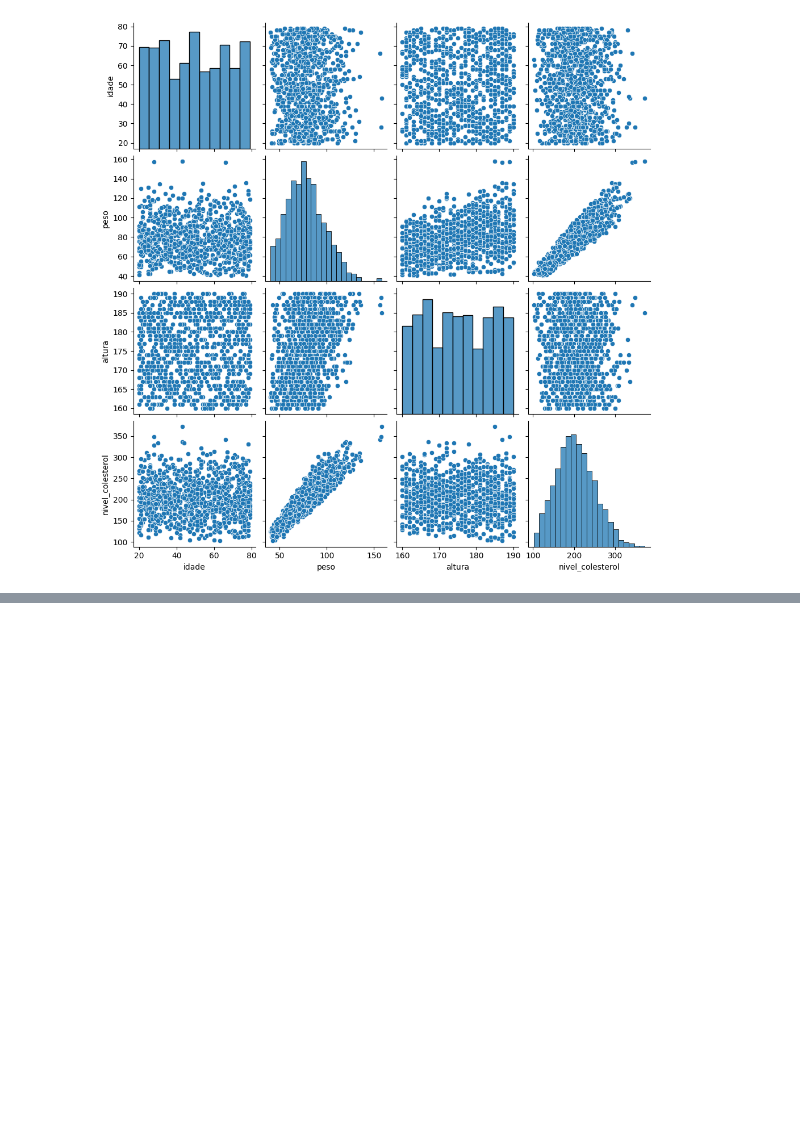
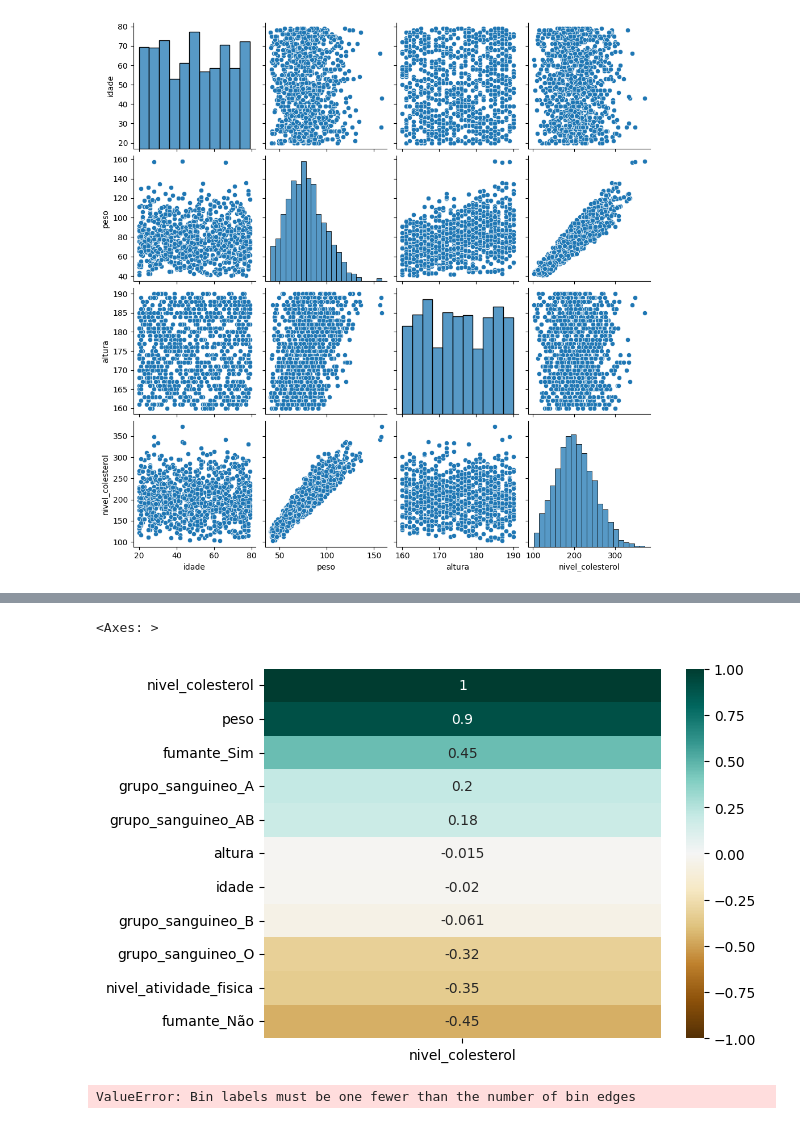
Before and after one commit to lucas5g/regressao-linear-multipla, a Jupyter notebook: aula.ipynb, the cells around one changed output, grey strips where cells are left out. Cells and saved outputs as stored; diff of their text form; code cells hidden in the pictures; blank space fills up the shorter version.

```diff
--- a/aula.ipynb
+++ b/aula.ipynb
@@ -261,0 +289,14 @@ sns.pairplot(df_colesterol_eda)
+# %%
+# Formato de Ranking, somente correlação com a variável target (nivel_colesterol)
+sns.heatmap(df_colesterol_eda.corr()[['nivel_colesterol']].sort_values(by='nivel_colesterol', ascending=False), vmin=-1, vmax=1, annot=True, cmap='BrBG')
+# %% [output]
+<Axes: >
+[figure, added]
+# %%
+# Bucketing Idade
+bins_idade = [0, 20, 30, 40, 50, 60, 70, 80]
+labels_idade = ['20-29', '30-39', '40-49', '50-59', '60-69', '70-79']
+
+df_colesterol_bucketing['escala_idade'] = pd.cut(x = df_colesterol_bucketing['peso'], bins=bins_idade, labels=labels_idade, include_lowest=True)
+# %% [output]
+ValueError: Bin labels must be one fewer than the number of bin edges
```
Also changed, not shown: parts of 14 cells of this notebook.
